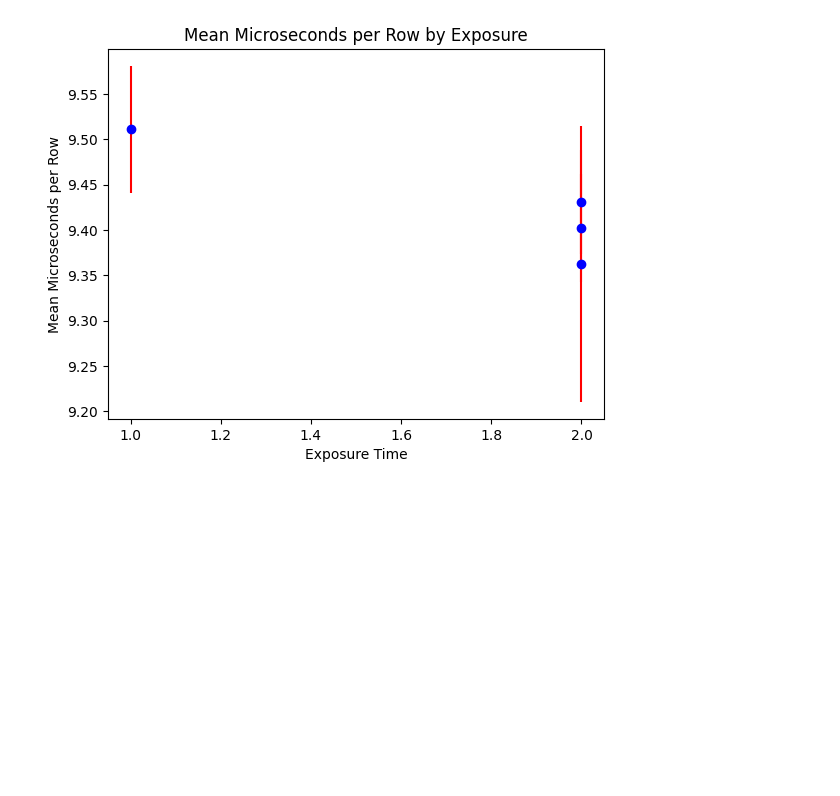
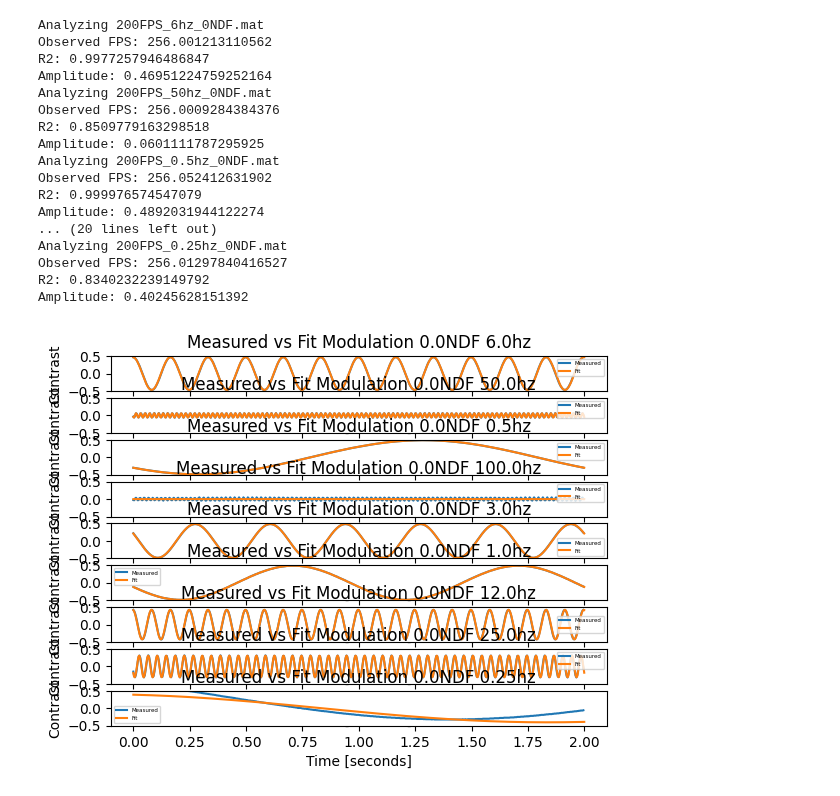
Before and after one commit to gkaguirrelab/combiExperiments, a Jupyter notebook: code/lightLogger/camera/playground.ipynb, the cells around one changed output. Drawn from its saved outputs; the diff is of its cells as text; code cells hidden in the pictures; blank space fills up the shorter version.

Commit message:
Klein TTF

```diff
--- a/code/lightLogger/camera/playground.ipynb
+++ b/code/lightLogger/camera/playground.ipynb
@@ -17,8 +19,7 @@ experiment_filename = '200FPS'
 light_levels = [str(i) for i in range(4)]
 Camera_util.generate_TTF(recordings_dir, experiment_filename, light_levels)
 # %%
+
 importlib.reload(Camera_util)
-recordings_dir = '/Users/zacharykelly/Aguirre-Brainard Lab Dropbox/Zachary Kelly/FLIC_data/recordings'
-light_levels = [str(i) for i in range(4)]
-
-Camera_util.generate_ms_by_exposure_plot(recordings_dir, light_levels)
+klein_dir = '/Users/zacharykelly/Aguirre-Brainard Lab Dropbox/Zachary Kelly/FLIC_data/klein'
+videos = [ (file, scipy.io.loadmat(os.path.join(klein_dir, file))) for file in os.listdir(klein_dir)]
@@ -87,13 +26,41 @@ Plotting row phase for /Users/zacharykelly/Aguirre-Brainard Lab Dropbox/Zachary
-# %%
-x = np.array(x)
-y = np.array(y)
-
-
-
-plt.errorbar(x, y, yerr=yerr, linestyle='', marker='o', color='blue', ecolor='red')
-plt.title('Mean Microseconds per Row by Exposure')
-plt.xlabel('Exposure Time')
-plt.ylabel('Mean Microseconds per Row')
-plt.show()
-# %% [output]
-[figure, removed]
+# %%
+importlib.reload(Camera_util)
+fig, axes = plt.subplots(len(videos),1)
+results = {}
+for ind, (filename, mat) in enumerate(videos):
+    name, extension = os.path.splitext(filename)
+
+    filename = name + f'_0NDF{extension}'
+
+    print(f"Analyzing {filename}")
+
+    file_info = Camera_util.parse_recording_filename(filename)
+
+    light_level = file_info['NDF']
+    f = file_info['frequency']
+    video = mat['luminance256HzData'][0].flatten().astype(np.float64)
+
+    observed_amplitude, observed_phase, observed_fps = Camera_util.fit_source_modulation(video, light_level, f, ax=axes[ind], fps_guess=256)
+
+    results[f] = [observed_amplitude, observed_fps]
+
+fig.show()
+# %% [output]
+Analyzing 200FPS_6hz_0NDF.mat
+Observed FPS: 256.001213110562
+R2: 0.9977257946486847
+Amplitude: 0.46951224759252164
+Analyzing 200FPS_50hz_0NDF.mat
+Observed FPS: 256.0009284384376
+R2: 0.8509779163298518
+Amplitude: 0.0601111787295925
+Analyzing 200FPS_0.5hz_0NDF.mat
+Observed FPS: 256.052412631902
+R2: 0.999976574547079
+Amplitude: 0.4892031944122274
+... (20 lines left out)
+Analyzing 200FPS_0.25hz_0NDF.mat
+Observed FPS: 256.01297840416527
+R2: 0.8340232239149792
+Amplitude: 0.40245628151392
+[figure, added]
```
Also changed, not shown: parts of 3 cells of this notebook, 1 other file.
